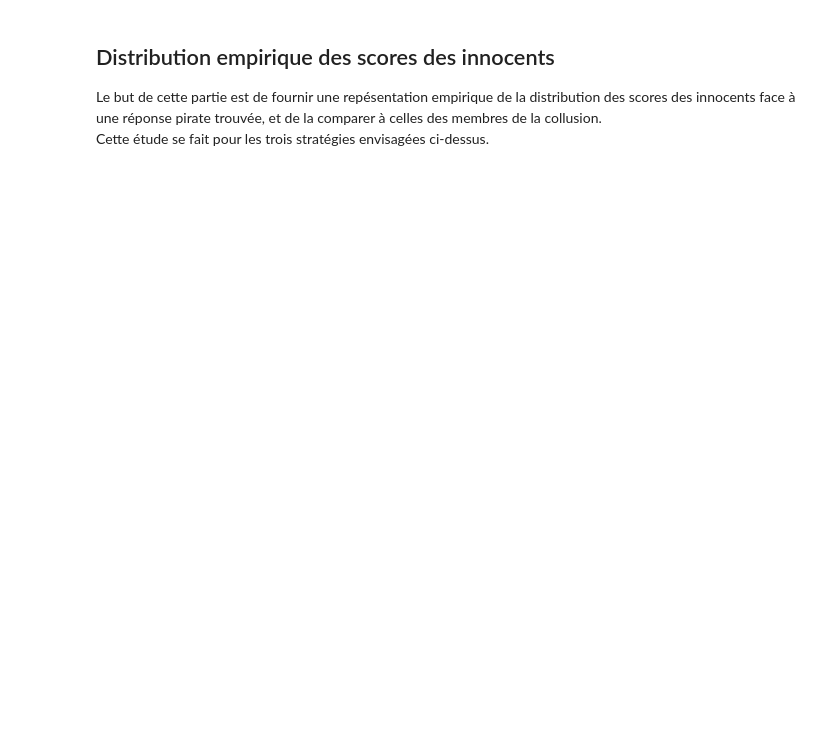
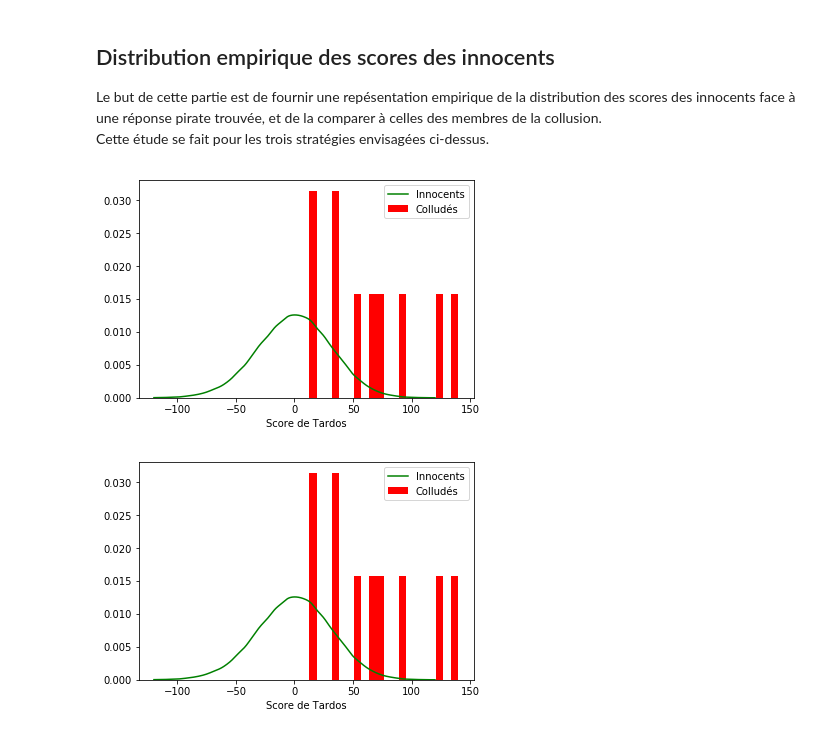
Before and after one commit to augustin9080/MAP512, a Jupyter notebook: MAP512_Laruelle_Freitas.ipynb, the cells around one changed output. Drawn from its saved outputs; the diff is of its cells as text; code cells hidden in the pictures; blank space fills up the shorter version.

Commit message:
Distribution des innocents représentée

```diff
--- a/MAP512_Laruelle_Freitas.ipynb
+++ b/MAP512_Laruelle_Freitas.ipynb
@@ -3,9 +3,11 @@
 # %%
 import numpy as np
 import numpy.random as npr
+import matplotlib.pyplot as plt
+import scipy.stats
 
 m = 1000 # Taille du tatouage : Fixée par la capacité d'accueil du support (doit être grrand pour que les pi suivent bien la distribution)
-n = 1000000 # Nombre d'utilisateurs : Evolue au fur et à mesure que des utilisateurs se rajoutent
+n = 100000 # Nombre d'utilisateurs : Evolue au fur et à mesure que des utilisateurs se rajoutent
 t = 1/300
 c = 10 # Taille de la collusion maximale considérée
 # %% [markdown]
@@ -30,7 +32,7 @@ def matrice_identifiants(n,m,t):
     return p,X
 
 def score_tardos(x,y,p):
-    return np.sum((1-2*(x*(1-y)+y*(1-x)))*((np.sqrt((1-p)/p))**(2*y-1)))
+    return np.sum((1-2*(x*(1-y)+y*(1-x)))*((np.sqrt((1-p)/p))**(2*x-1)))
 # %%
 p,X = matrice_identifiants(n, m, t)
 score_tardos(npr.rand(m), X[0], p)
@@ -97,3 +134,33 @@ array([0, 0, 0, 0, 1, 0, 1, 1, 0, 1, 0, 0, 1, 0, 1])
 ## Distribution empirique des scores des innocents
 Le but de cette partie est de fournir une repésentation empirique de la distribution des scores des innocents face à une réponse pirate trouvée, et de la comparer à celles des membres de la collusion.
 Cette étude se fait pour les trois stratégies envisagées ci-dessus.
+# %%
+def calcul_scores(X,p,c,strategie):
+    n = len(X)
+    # Choix de la collusion
+    C_indices = npr.choice(range(n), size=c, replace=False)
+    C = X[C_indices,:]
+    # Etablissement de la marque pirate
+    y = strategie(C)
+    # Calculs des scores des innocents
+    Innocents_indices = list(set(range(n)) - set(C_indices))
+    X_innocents = X[Innocents_indices,:]
+    Scores_innocents = np.apply_along_axis(lambda x: score_tardos(x,y,p), axis=1, arr=X_innocents)
+    # Calcul des scores des colludés
+    Scores_colludes = np.apply_along_axis(lambda x: score_tardos(x,y,p), axis=1, arr=C)
+    return Scores_innocents,Scores_colludes
+
+def affichage(Scores_innocents,Scores_colludes):
+    plt.hist(Scores_colludes, bins=20, density=True, color='r', label='Colludés')
+    # Estimation de la densité par noyau gaussien pour les innocents
+    densite_innocents = scipy.stats.gaussian_kde(Scores_innocents)
+    x_plot = np.linspace(-120,120,2000)
+    plt.plot(x_plot, densite_innocents.evaluate(x_plot), color='g', label='Innocents')
+    plt.xlabel('Score de Tardos')
+    plt.legend()
+# %%
+si,sc = calcul_scores(X,p,c,vote_majoritaire)
+affichage(si,sc)
+# %% [output]
+[figure, added]
+[figure, added]
```
Also changed, not shown: parts of 5 cells of this notebook.
